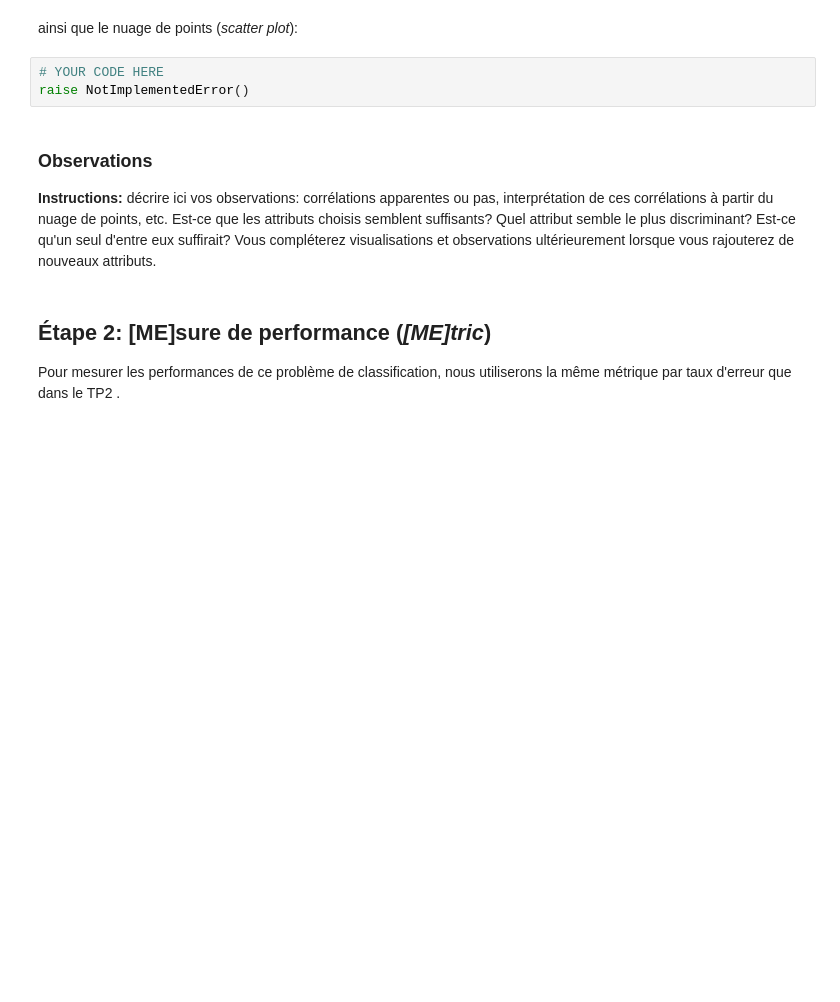
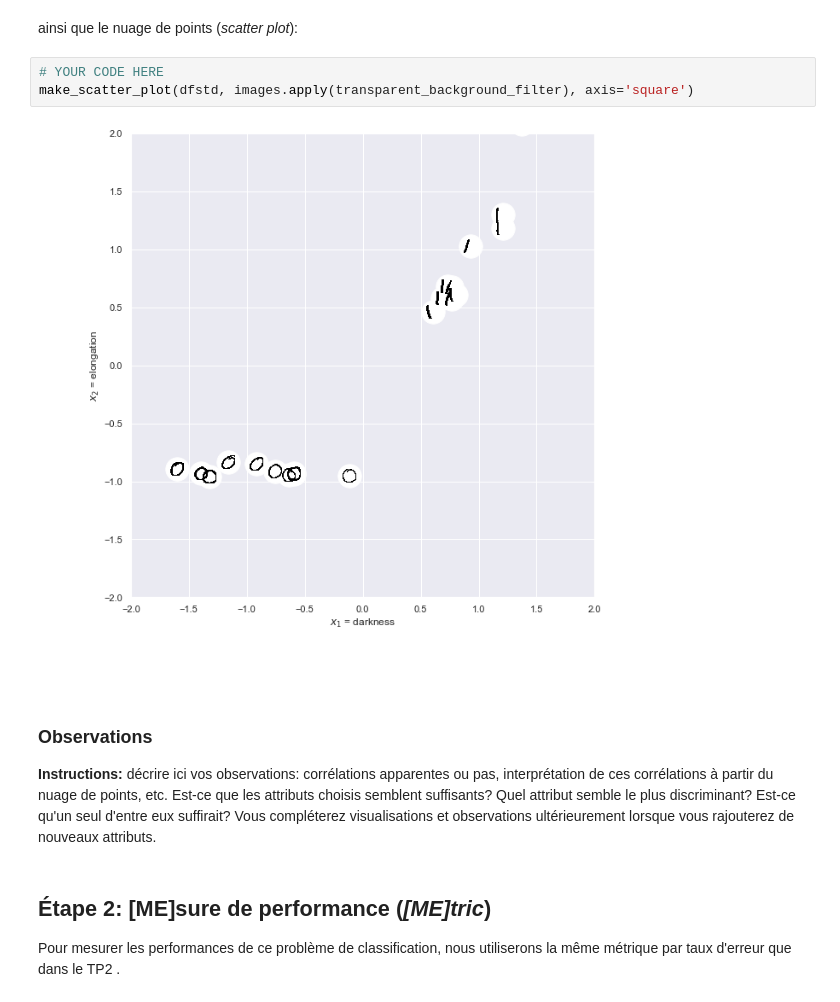
Before and after one commit to Th0rgal/MiniProjet, a Jupyter notebook: analyse_de_donnees.ipynb, the cells around one changed output. Saved outputs shown, nothing was run; the diff lists cells and outputs as text; blank space fills up the shorter version.

```diff
--- a/analyse_de_donnees.ipynb
+++ b/analyse_de_donnees.ipynb
@@ -140,7 +159,9 @@ raise NotImplementedError()
 ainsi que le nuage de points (*scatter plot*):
 # %%
 # YOUR CODE HERE
-raise NotImplementedError()
+make_scatter_plot(dfstd, images.apply(transparent_background_filter), axis='square')
+# %% [output]
+[figure, added]
 # %% [markdown]
 ### Observations
 
```
Also changed, not shown: parts of 25 cells of this notebook, 1 other file.
